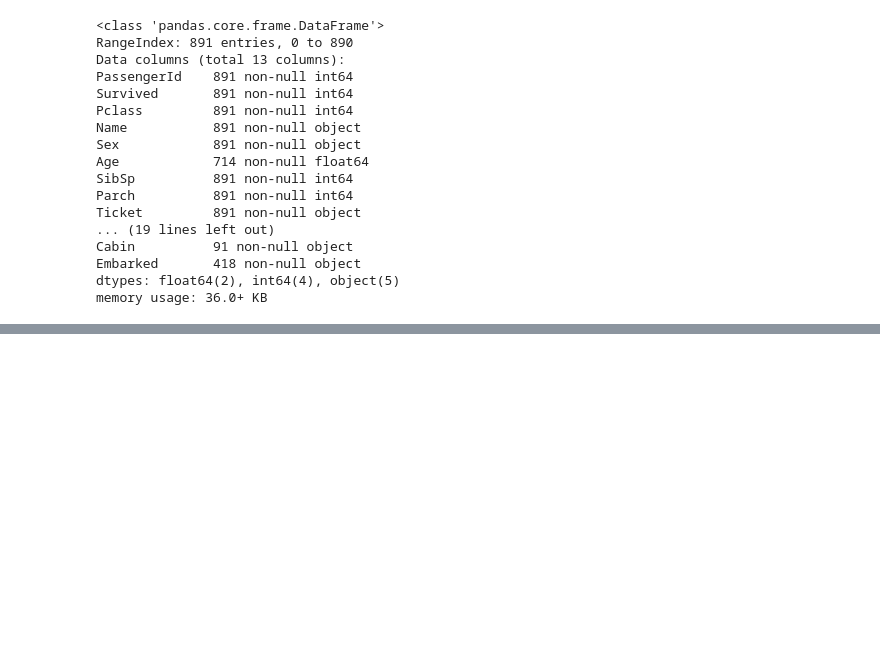
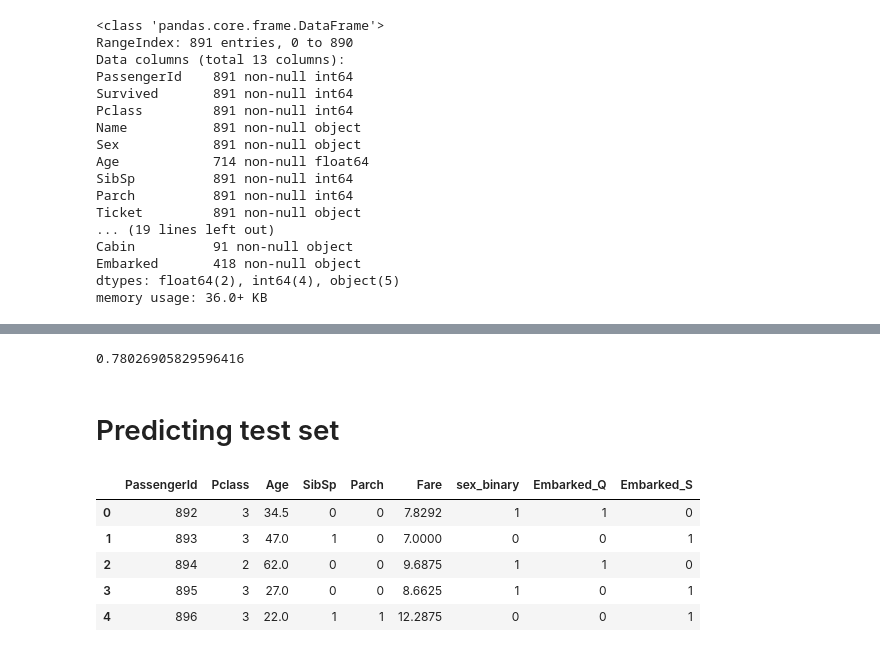
Before and after one commit to KeremAslan/titanic_kaggle, a Jupyter notebook: Titanic_Survivor_Prediction.ipynb, the cells around one changed output, grey strips where cells are left out. Drawn from its saved outputs; the diff is of its cells as text; code cells hidden in the pictures; blank space fills up the shorter version.

```diff
--- a/Titanic_Survivor_Prediction.ipynb
+++ b/Titanic_Survivor_Prediction.ipynb
@@ -102,0 +242,21 @@ memory usage: 36.0+ KB
+# %%
+estimator.fit(X_train, y_train)
+predicted = estimator.predict(X_test)
+estimator.score(X_test, y_test)
+# %% [output]
+0.78026905829596416
+# %% [markdown]
+# Predicting test set
+# %%
+df_test_set['sex_binary'] = df_test_set.apply(convert_sex, axis =1)
+# %%
+df_transformed_test = one_hot_encoding(categorical_features, df_test_set)
+df_transformed_test = df_transformed_test.drop(ignored_features, axis=1)
+df_transformed_test.head()
+# %% [output]
+|  | PassengerId | Pclass | Age | SibSp | Parch | Fare | sex_binary | Embarked_Q | Embarked_S |
+| 0 | 892 | 3 | 34.5 | 0 | 0 | 7.8292 | 1 | 1 | 0 |
+| 1 | 893 | 3 | 47.0 | 1 | 0 | 7.0000 | 0 | 0 | 1 |
+| 2 | 894 | 2 | 62.0 | 0 | 0 | 9.6875 | 1 | 1 | 0 |
+| 3 | 895 | 3 | 27.0 | 0 | 0 | 8.6625 | 1 | 0 | 1 |
+| 4 | 896 | 3 | 22.0 | 1 | 1 | 12.2875 | 0 | 0 | 1 |
```
Also changed, not shown: parts of 24 cells of this notebook.
